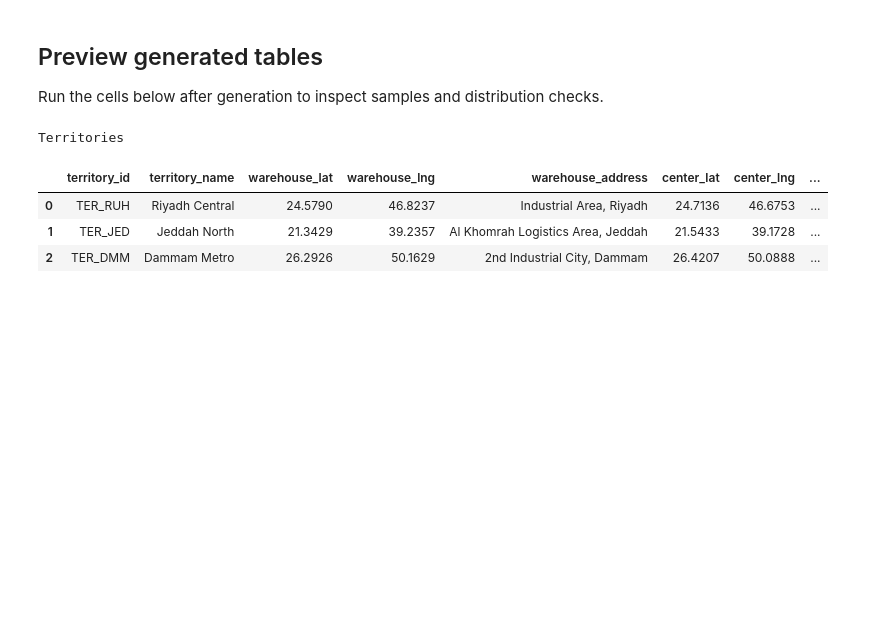
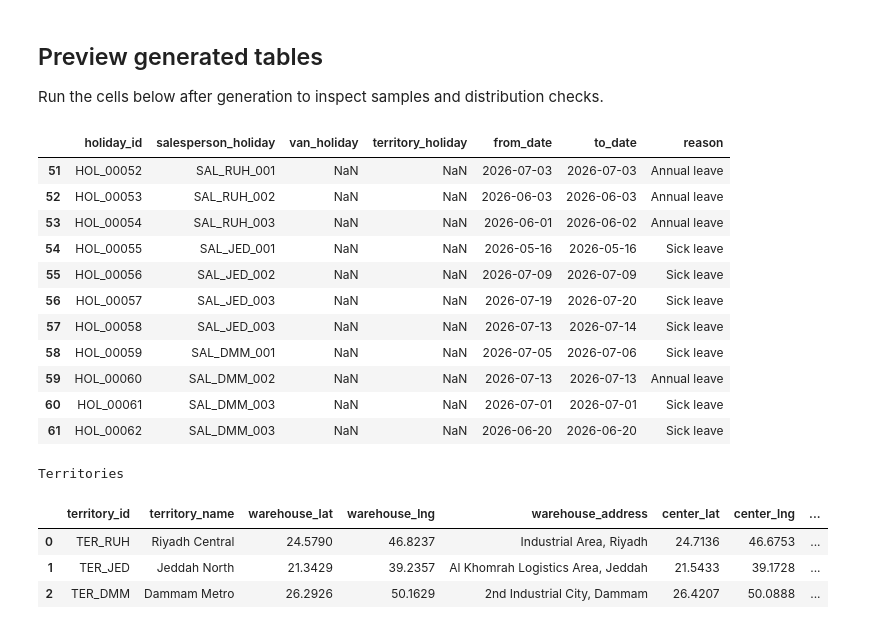
Before and after one commit to rishabhnhr18/Journey-Planner, a Jupyter notebook: saudi_master_data_generator.ipynb, the cells around one changed output. Saved outputs shown, nothing was run; the diff lists cells and outputs as text; code cells hidden in the pictures; blank space fills up the shorter version.

```diff
--- a/saudi_master_data_generator.ipynb
+++ b/saudi_master_data_generator.ipynb
@@ -752,6 +752,21 @@ Wrote CSV/JSON outputs to: D:\Data Science\Basamh\JP\journey-planner\saudi_maste
 ## Preview generated tables
 
 Run the cells below after generation to inspect samples and distribution checks.
+# %%
+holiday_df[holiday_df["salesperson_holiday"].notna()]
+# %% [output]
+|  | holiday_id | salesperson_holiday | van_holiday | territory_holiday | from_date | to_date | reason |
+| 51 | HOL_00052 | SAL_RUH_001 | NaN | NaN | 2026-07-03 | 2026-07-03 | Annual leave |
+| 52 | HOL_00053 | SAL_RUH_002 | NaN | NaN | 2026-06-03 | 2026-06-03 | Annual leave |
+| 53 | HOL_00054 | SAL_RUH_003 | NaN | NaN | 2026-06-01 | 2026-06-02 | Annual leave |
+| 54 | HOL_00055 | SAL_JED_001 | NaN | NaN | 2026-05-16 | 2026-05-16 | Sick leave |
+| 55 | HOL_00056 | SAL_JED_002 | NaN | NaN | 2026-07-09 | 2026-07-09 | Sick leave |
+| 56 | HOL_00057 | SAL_JED_003 | NaN | NaN | 2026-07-19 | 2026-07-20 | Sick leave |
+| 57 | HOL_00058 | SAL_JED_003 | NaN | NaN | 2026-07-13 | 2026-07-14 | Sick leave |
+| 58 | HOL_00059 | SAL_DMM_001 | NaN | NaN | 2026-07-05 | 2026-07-06 | Sick leave |
+| 59 | HOL_00060 | SAL_DMM_002 | NaN | NaN | 2026-07-13 | 2026-07-13 | Annual leave |
+| 60 | HOL_00061 | SAL_DMM_003 | NaN | NaN | 2026-07-01 | 2026-07-01 | Sick leave |
+| 61 | HOL_00062 | SAL_DMM_003 | NaN | NaN | 2026-06-20 | 2026-06-20 | Sick leave |
 # %%
 
 print("Territories")
```
Also changed, not shown: parts of 8 cells of this notebook, 2 other files.
